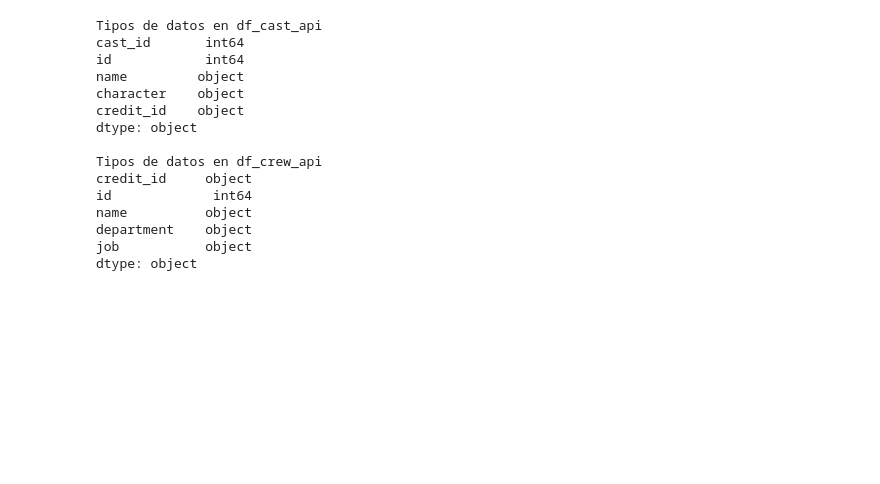
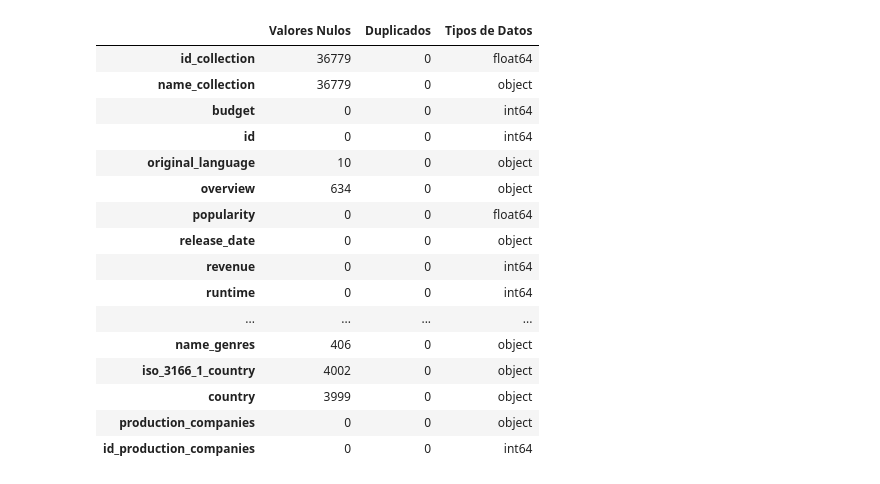
Before and after one commit to AugVe/api_machine-learning-model, a Jupyter notebook: EDA.ipynb, the cells around one changed output. Drawn from its saved outputs; the diff is of its cells as text; code cells hidden in the pictures; blank space fills up the shorter version.

```diff
--- a/EDA.ipynb
+++ b/EDA.ipynb
@@ -136,24 +10,39 @@ dtype: object
-# %%
-# Tipos de datos en df_cast_api
-print("\nTipos de datos en df_cast_api")
-print(df_cast_api.dtypes)
-
-# Tipos de datos en df_crew_api
-print("\nTipos de datos en df_crew_api")
-print(df_crew_api.dtypes)
-# %% [output]
-Tipos de datos en df_cast_api
-cast_id       int64
-id            int64
-name         object
-character    object
-credit_id    object
-dtype: object
-
-Tipos de datos en df_crew_api
-credit_id     object
-id             int64
-name          object
-department    object
-job           object
-dtype: object
+# %%
+# Descripcion de datos Nulos, Duplicados y Tipos de Datos
+
+# Valores nulos por columna
+null_counts = df_movies_api_acotado.isnull().sum()
+
+# Duplicados por columna
+duplicated_counts = df_movies_api_acotado.duplicated(subset=df_movies_api_acotado.columns).sum()
+
+# Tipos de datos de cada columna
+data_types = df_movies_api_acotado.dtypes
+
+# DataFrame final
+df_movies_info = pd.DataFrame({
+    'Valores Nulos': null_counts,
+    'Duplicados': duplicated_counts,
+    'Tipos de Datos': data_types
+})
+
+# Mostrar el DataFrame
+df_movies_info
+# %% [output]
+|  | Valores Nulos | Duplicados | Tipos de Datos |
+| id_collection | 36779 | 0 | float64 |
+| name_collection | 36779 | 0 | object |
+| budget | 0 | 0 | int64 |
+| id | 0 | 0 | int64 |
+| original_language | 10 | 0 | object |
+| overview | 634 | 0 | object |
+| popularity | 0 | 0 | float64 |
+| release_date | 0 | 0 | object |
+| revenue | 0 | 0 | int64 |
+| runtime | 0 | 0 | int64 |
+| ... | ... | ... | ... |
+| name_genres | 406 | 0 | object |
+| iso_3166_1_country | 4002 | 0 | object |
+| country | 3999 | 0 | object |
+| production_companies | 0 | 0 | object |
+| id_production_companies | 0 | 0 | int64 |
```
Also changed, not shown: parts of 17 cells of this notebook.
